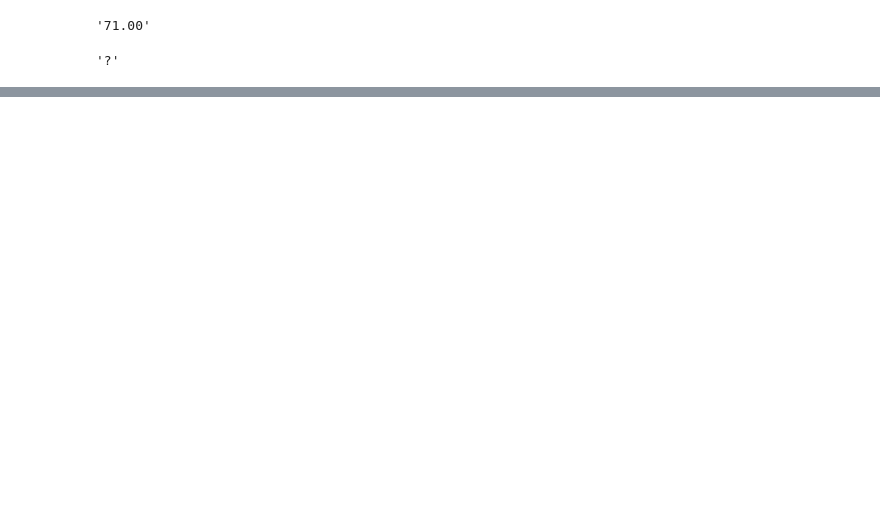
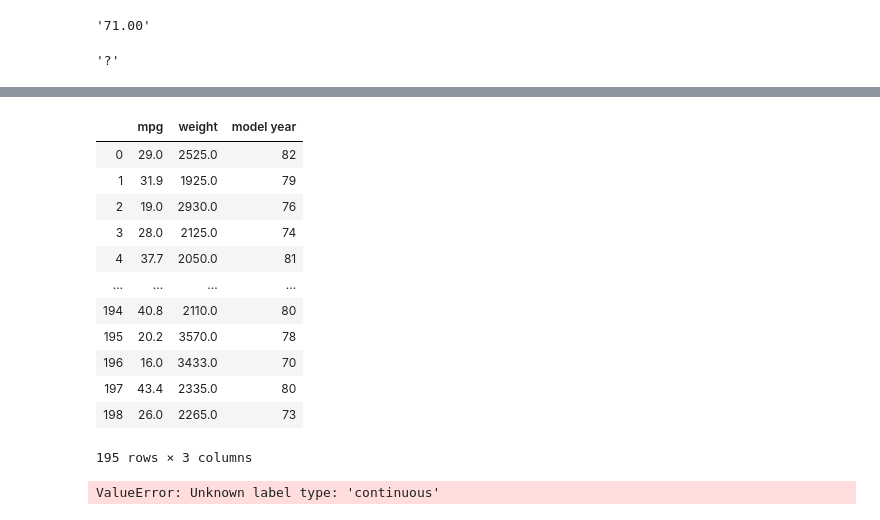
Before and after one commit to masaruSakaida/ml, a Jupyter notebook: signate_practice_2/signate_practice_2_1.ipynb, the cells around one changed output, grey strips where cells are left out. Saved outputs shown, nothing was run; the diff lists cells and outputs as text; code cells hidden in the pictures; blank space fills up the shorter version.

```diff
--- a/signate_practice_2/signate_practice_2_1.ipynb
+++ b/signate_practice_2/signate_practice_2_1.ipynb
@@ -182,0 +327,27 @@ strtrain_data.iloc[:,4:5].values[24][0]
+# %%
+# ついでにidとcar nameの列も削除する
+ds_omit_mv = ds_omit_mv.drop(['car name', 'id'], axis=1)
+# %%
+# displacement、horsepower、weight、cylindersが同一の負の相関であるため、
+# 分散が一番大きいweightを残して他の特徴量を削除する
+ds_omit_mv = ds_omit_mv.drop(['displacement','horsepower','cylinders'], axis=1)
+# %%
+# model year、originが同一の正の相関であるため、
+# 分散が一番大きいmodel_yearを残して他の特徴量を削除する
+ds_omit_mv = ds_omit_mv.drop(['origin'], axis=1)
+# %%
+ds_omit_mv
+# %% [output]
+|  | mpg | weight | model year |
+| 0 | 29.0 | 2525.0 | 82 |
+| 1 | 31.9 | 1925.0 | 79 |
+| 2 | 19.0 | 2930.0 | 76 |
+| 3 | 28.0 | 2125.0 | 74 |
+| 4 | 37.7 | 2050.0 | 81 |
+| ... | ... | ... | ... |
+| 194 | 40.8 | 2110.0 | 80 |
+| 195 | 20.2 | 3570.0 | 78 |
+| 196 | 16.0 | 3433.0 | 70 |
+| 197 | 43.4 | 2335.0 | 80 |
+| 198 | 26.0 | 2265.0 | 73 |
+195 rows × 3 columns
@@ -182,0 +375,8 @@ strtrain_data.iloc[:,4:5].values[24][0]
+# %%
+from sklearn.linear_model import LogisticRegression
+
+lr = LogisticRegression(C=100.0, random_state=1)
+
+lr.fit(learning_data_X, learning_data_Y)
+# %% [output]
+ValueError: Unknown label type: 'continuous'
```
Also changed, not shown: parts of 16 cells of this notebook, 1 other file.
